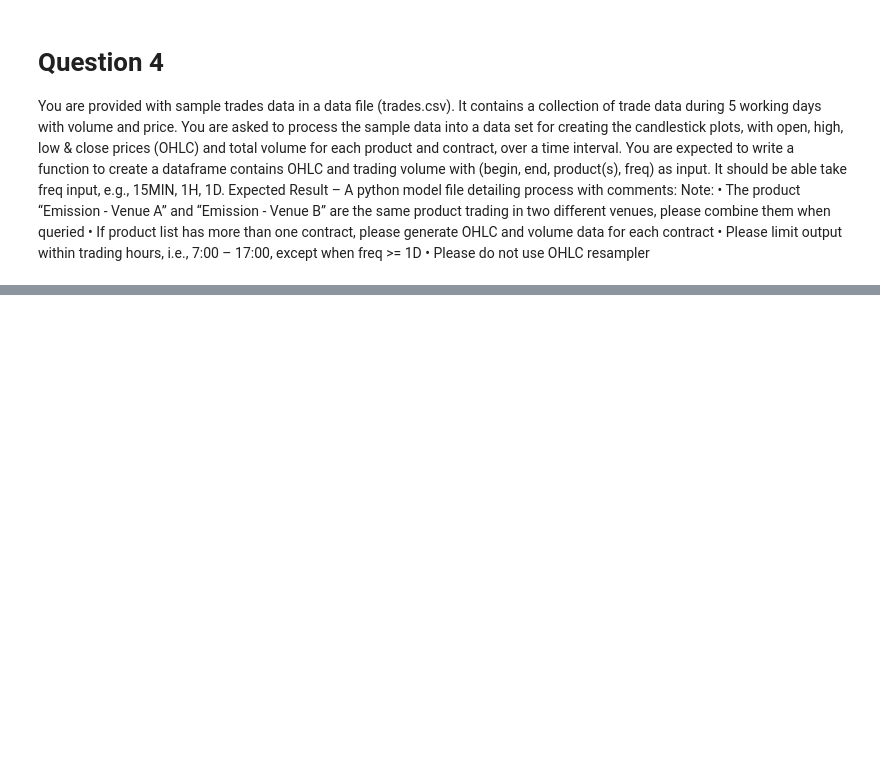
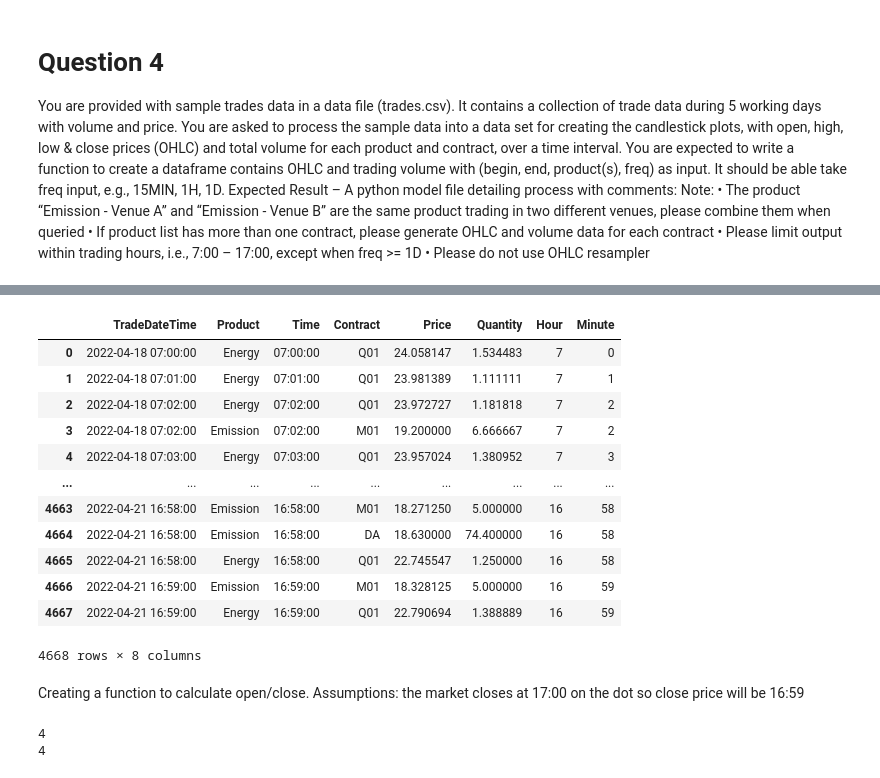
Before and after one commit to PaulWill92/time_series_assessment, a Jupyter notebook: tasks/0-assesment.ipynb, the cells around one changed output, grey strips where cells are left out. Saved outputs shown, nothing was run; the diff lists cells and outputs as text; code cells hidden in the pictures; blank space fills up the shorter version.

```diff
--- a/tasks/0-assesment.ipynb
+++ b/tasks/0-assesment.ipynb
@@ -478,0 +572,19 @@ Expected Result – A python model file detailing process with comments: Note:
+# %%
+# Preprocessed output:
+trades_agg
+# %% [output]
+|  | TradeDateTime | Product | Time | Contract | Price | Quantity | Hour | Minute |
+| 0 | 2022-04-18 07:00:00 | Energy | 07:00:00 | Q01 | 24.058147 | 1.534483 | 7 | 0 |
+| 1 | 2022-04-18 07:01:00 | Energy | 07:01:00 | Q01 | 23.981389 | 1.111111 | 7 | 1 |
+| 2 | 2022-04-18 07:02:00 | Energy | 07:02:00 | Q01 | 23.972727 | 1.181818 | 7 | 2 |
+| 3 | 2022-04-18 07:02:00 | Emission | 07:02:00 | M01 | 19.200000 | 6.666667 | 7 | 2 |
+| 4 | 2022-04-18 07:03:00 | Energy | 07:03:00 | Q01 | 23.957024 | 1.380952 | 7 | 3 |
+| ... | ... | ... | ... | ... | ... | ... | ... | ... |
+| 4663 | 2022-04-21 16:58:00 | Emission | 16:58:00 | M01 | 18.271250 | 5.000000 | 16 | 58 |
+| 4664 | 2022-04-21 16:58:00 | Emission | 16:58:00 | DA | 18.630000 | 74.400000 | 16 | 58 |
+| 4665 | 2022-04-21 16:58:00 | Energy | 16:58:00 | Q01 | 22.745547 | 1.250000 | 16 | 58 |
+| 4666 | 2022-04-21 16:59:00 | Emission | 16:59:00 | M01 | 18.328125 | 5.000000 | 16 | 59 |
+| 4667 | 2022-04-21 16:59:00 | Energy | 16:59:00 | Q01 | 22.790694 | 1.388889 | 16 | 59 |
+4668 rows × 8 columns
+# %% [markdown]
+Creating a function to calculate open/close. Assumptions: the market closes at 17:00 on the dot so close price will be 16:59
@@ -478,0 +609,6 @@ Expected Result – A python model file detailing process with comments: Note:
+# %%
+print(open_count)
+print(close_count)
+# %% [output]
+4
+4
```
Also changed, not shown: parts of 17 cells of this notebook, 7 other files.
